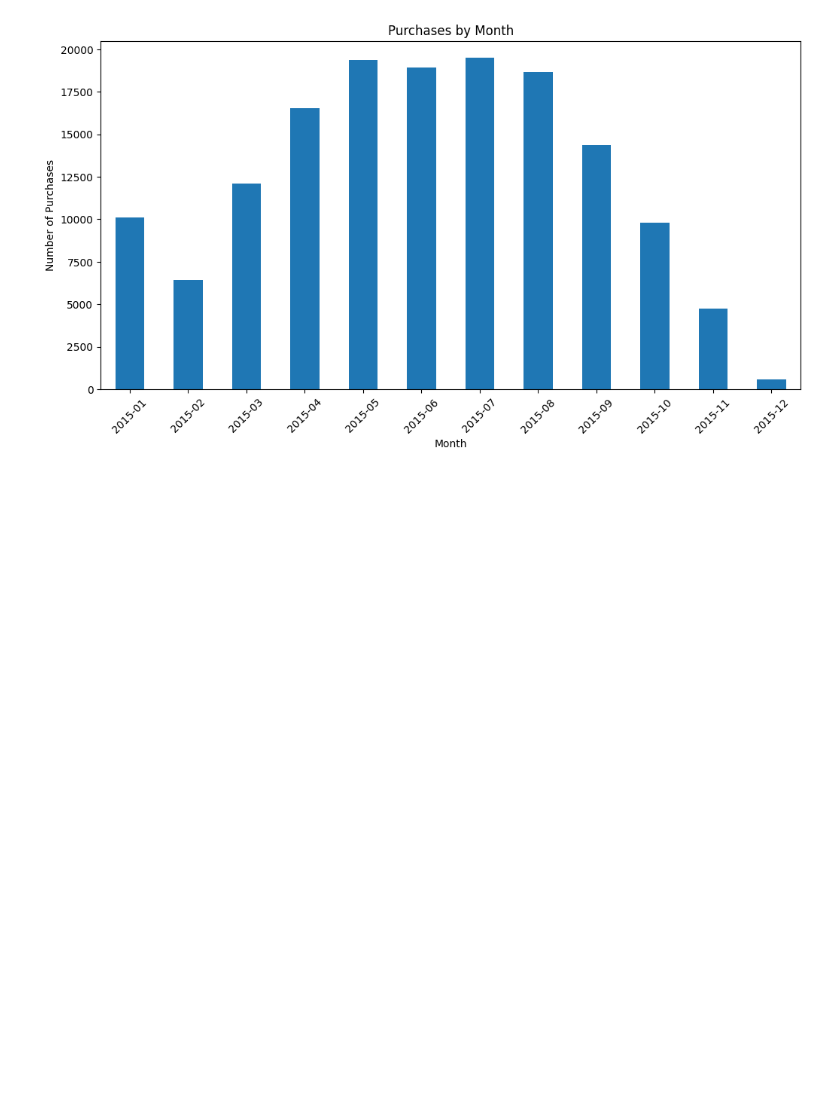
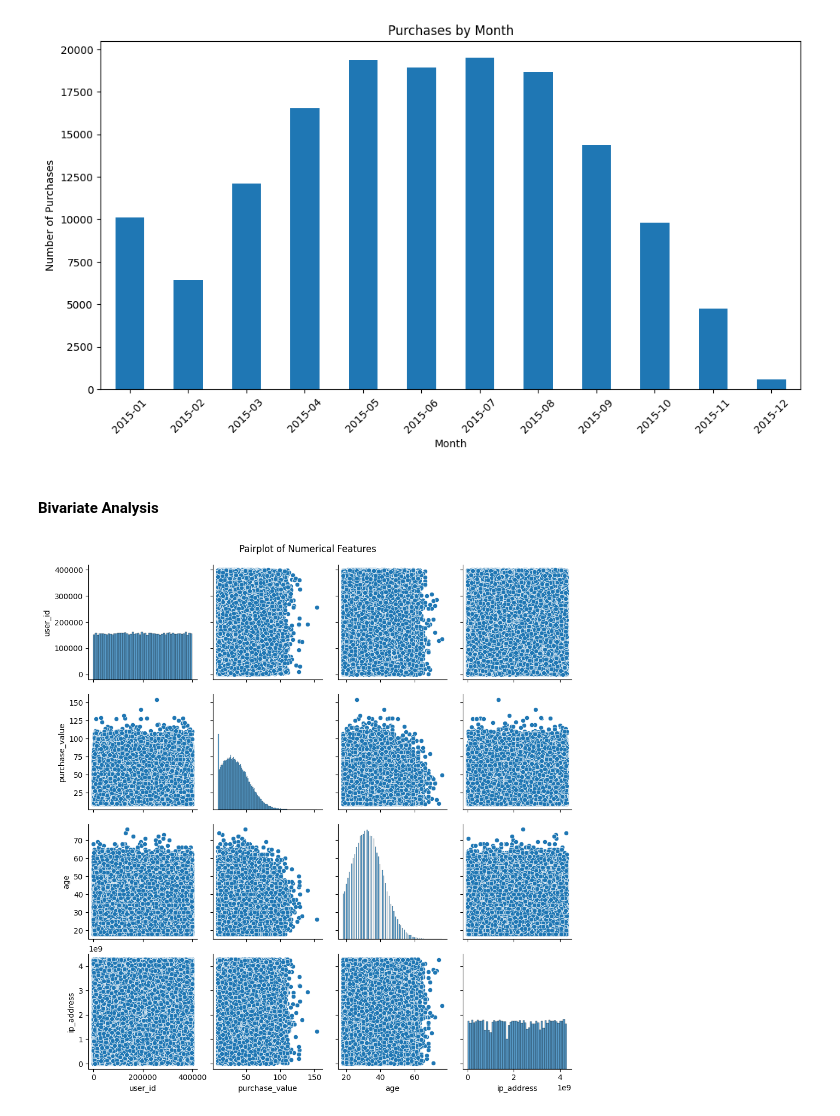
Before and after one commit to chalasimon/Fraud-detection-for-e-commerce-and-bank-credit, a Jupyter notebook: notebooks/data_analysis.ipynb, the cells around one changed output. Cells and saved outputs as stored; diff of their text form; code cells hidden in the pictures; blank space fills up the shorter version.

Commit message:
feat: EDA Bivariate analysis done

```diff
--- a/notebooks/data_analysis.ipynb
+++ b/notebooks/data_analysis.ipynb
@@ -187,3 +187,9 @@ Frequency analysis of signup_time and purchase_time: by month and hour
 --------------------------------------------------
 [figure]
 [figure]
+# %% [markdown]
+#### Bivariate Analysis
+# %%
+visualizer.bivariate_analysis()
+# %% [output]
+[figure, added]
```
Also changed, not shown: 1 other file.
